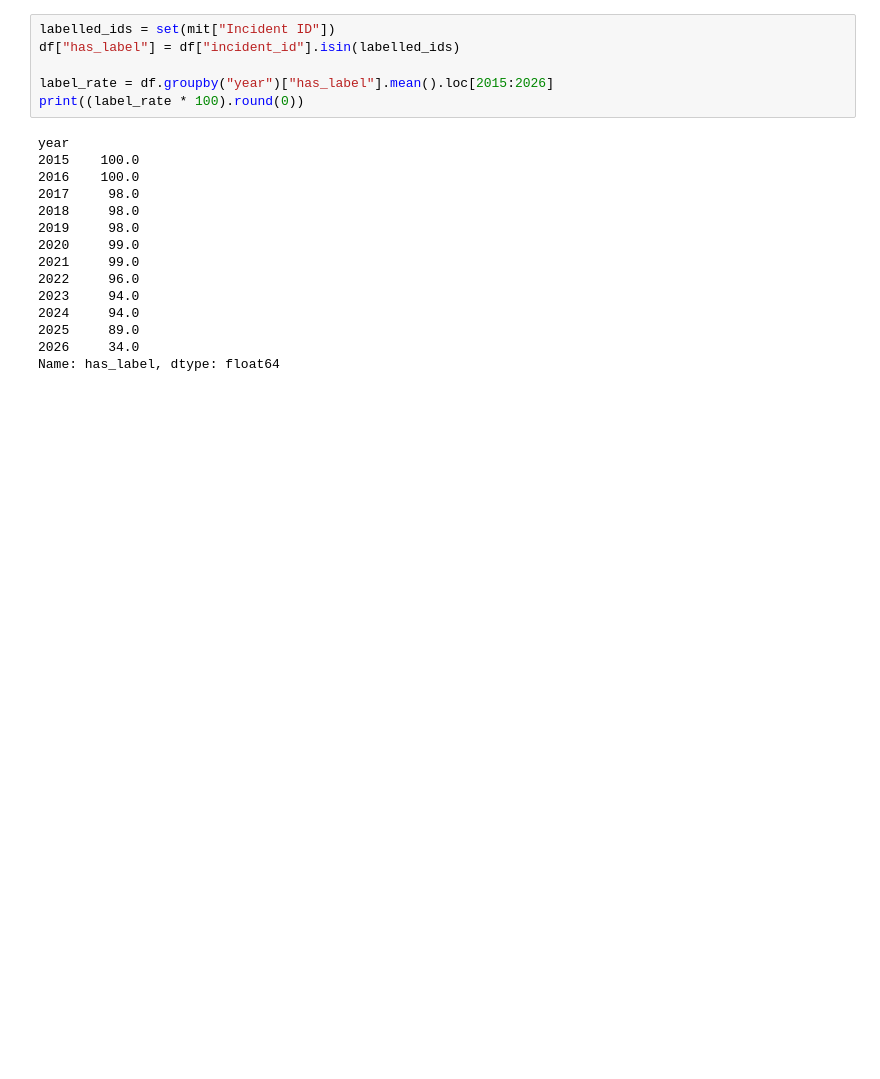
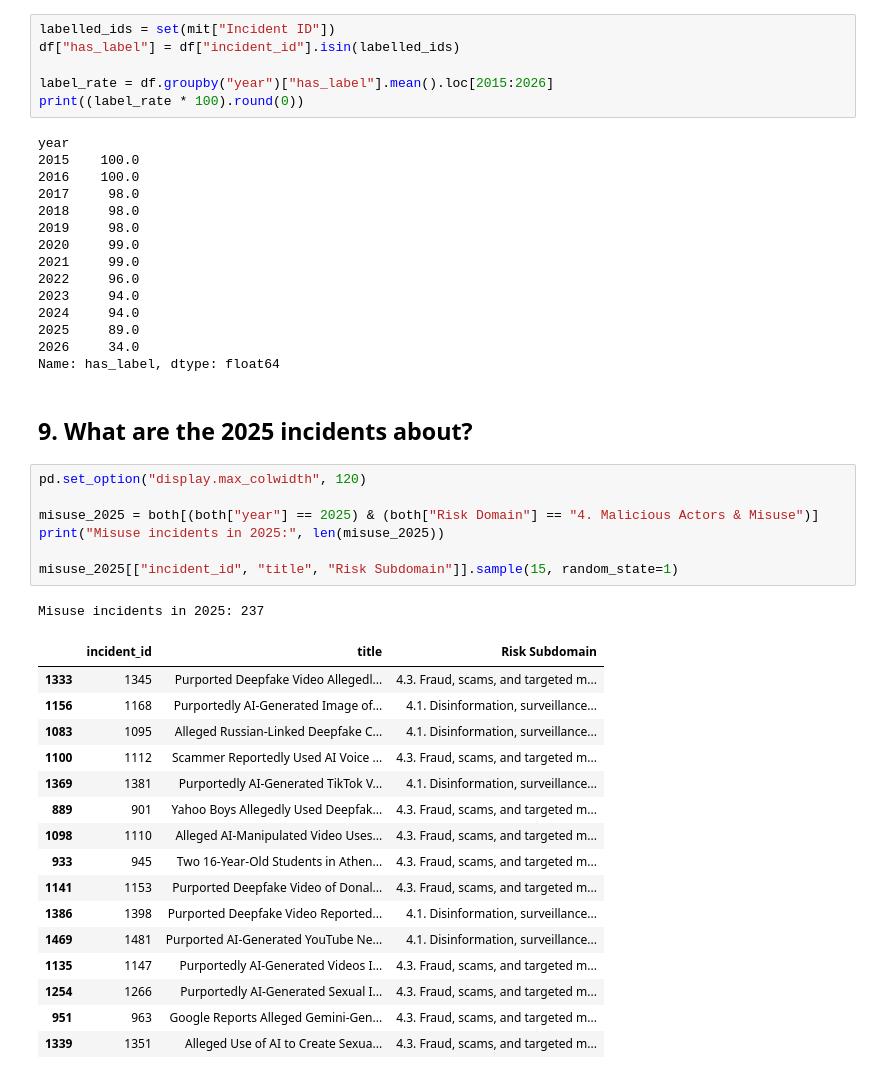
Before and after one commit to thepratimabaral/ai-incident-early-warning, a Jupyter notebook: 01_explore.ipynb, the cells around one changed output. Saved outputs shown, nothing was run; the diff lists cells and outputs as text; blank space fills up the shorter version.

```diff
--- a/01_explore.ipynb
+++ b/01_explore.ipynb
@@ -172,3 +180,30 @@ year
 2025     89.0
 2026     34.0
 Name: has_label, dtype: float64
+# %% [markdown]
+## 9. What are the 2025 incidents about?
+# %%
+pd.set_option("display.max_colwidth", 120)
+
+misuse_2025 = both[(both["year"] == 2025) & (both["Risk Domain"] == "4. Malicious Actors & Misuse")]
+print("Misuse incidents in 2025:", len(misuse_2025))
+
+misuse_2025[["incident_id", "title", "Risk Subdomain"]].sample(15, random_state=1)
+# %% [output]
+Misuse incidents in 2025: 237
+|  | incident_id | title | Risk Subdomain |
+| 1333 | 1345 | Purported Deepfake Video Allegedl... | 4.3. Fraud, scams, and targeted m... |
+| 1156 | 1168 | Purportedly AI-Generated Image of... | 4.1. Disinformation, surveillance... |
+| 1083 | 1095 | Alleged Russian-Linked Deepfake C... | 4.1. Disinformation, surveillance... |
+| 1100 | 1112 | Scammer Reportedly Used AI Voice ... | 4.3. Fraud, scams, and targeted m... |
+| 1369 | 1381 | Purportedly AI-Generated TikTok V... | 4.1. Disinformation, surveillance... |
+| 889 | 901 | Yahoo Boys Allegedly Used Deepfak... | 4.3. Fraud, scams, and targeted m... |
+| 1098 | 1110 | Alleged AI-Manipulated Video Uses... | 4.3. Fraud, scams, and targeted m... |
+| 933 | 945 | Two 16-Year-Old Students in Athen... | 4.3. Fraud, scams, and targeted m... |
+| 1141 | 1153 | Purported Deepfake Video of Donal... | 4.3. Fraud, scams, and targeted m... |
+| 1386 | 1398 | Purported Deepfake Video Reported... | 4.1. Disinformation, surveillance... |
+| 1469 | 1481 | Purported AI-Generated YouTube Ne... | 4.1. Disinformation, surveillance... |
+| 1135 | 1147 | Purportedly AI-Generated Videos I... | 4.3. Fraud, scams, and targeted m... |
+| 1254 | 1266 | Purportedly AI-Generated Sexual I... | 4.3. Fraud, scams, and targeted m... |
+| 951 | 963 | Google Reports Alleged Gemini-Gen... | 4.3. Fraud, scams, and targeted m... |
+| 1339 | 1351 | Alleged Use of AI to Create Sexua... | 4.3. Fraud, scams, and targeted m... |
```
Also changed, not shown: parts of 11 cells of this notebook, 2 other files.
